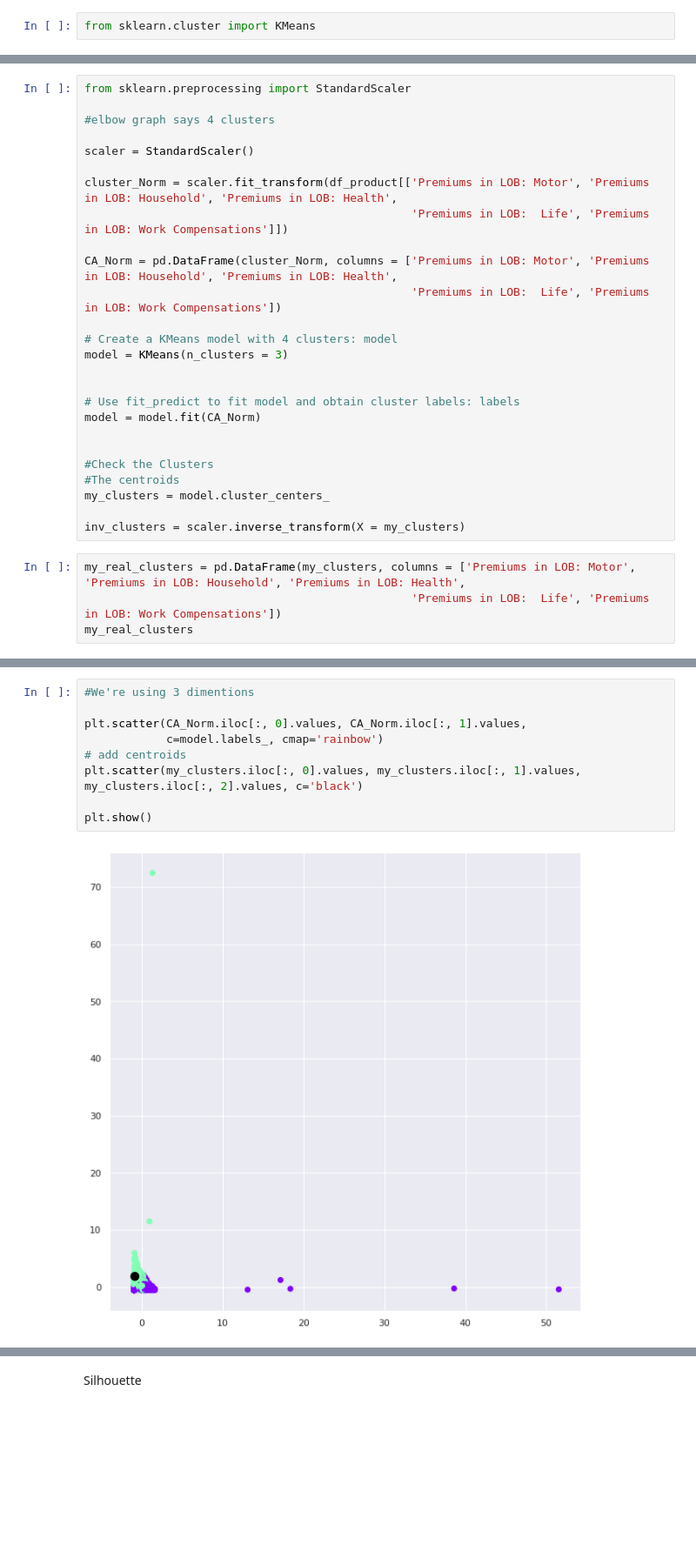
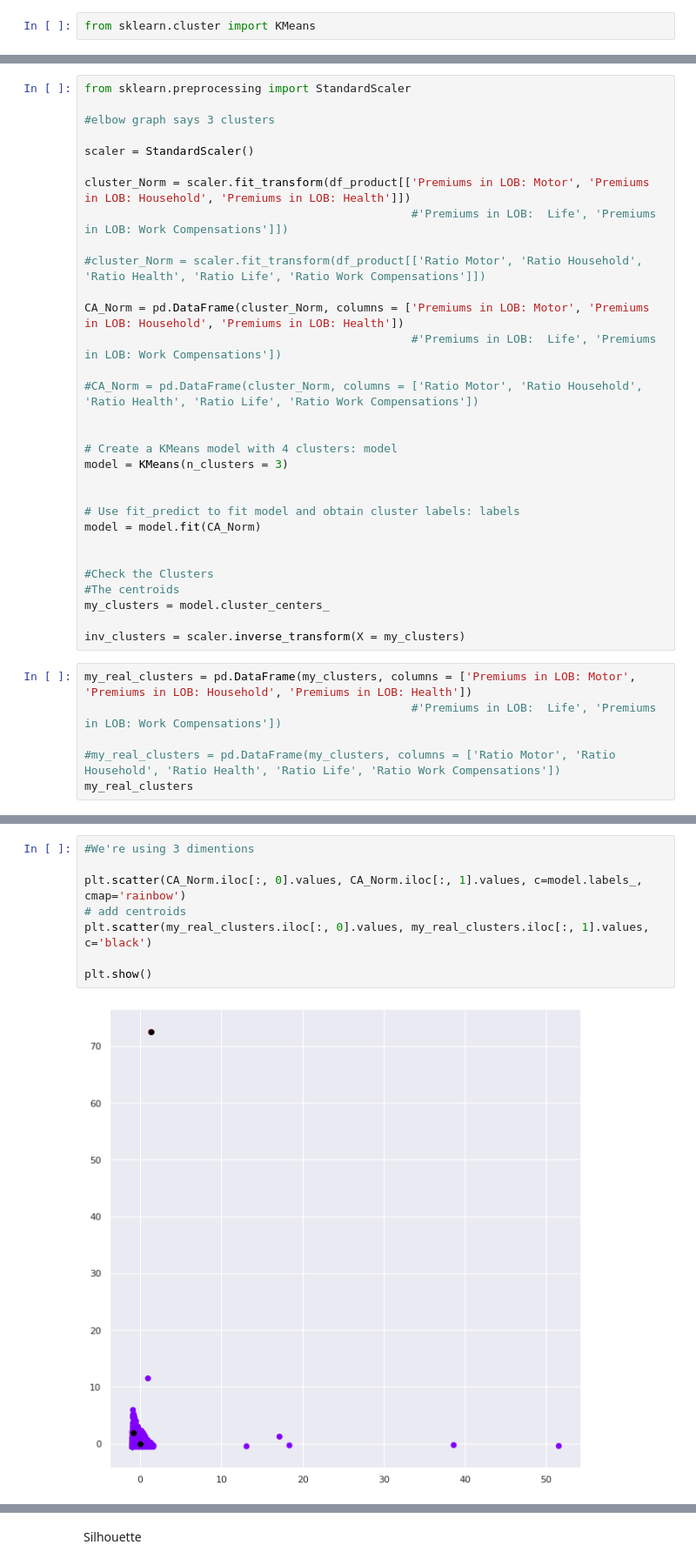
Before and after one commit to CatPalha/DataMiningProject, a Jupyter notebook: Structured version.ipynb, the cells around one changed output, grey strips where cells are left out. Shown at 87% size. Drawn from its saved outputs; the diff is of its cells as text; blank space fills up the shorter version.

```diff
--- a/Structured version.ipynb
+++ b/Structured version.ipynb
@@ -1030,15 +1030,20 @@ plt.show()
 # %%
 from sklearn.preprocessing import StandardScaler
 
-#elbow graph says 4 clusters
+#elbow graph says 3 clusters
 
 scaler = StandardScaler()
 
-cluster_Norm = scaler.fit_transform(df_product[['Premiums in LOB: Motor', 'Premiums in LOB: Household', 'Premiums in LOB: Health',
-                                                'Premiums in LOB:  Life', 'Premiums in LOB: Work Compensations']])
+cluster_Norm = scaler.fit_transform(df_product[['Premiums in LOB: Motor', 'Premiums in LOB: Household', 'Premiums in LOB: Health']])
+                                                #'Premiums in LOB:  Life', 'Premiums in LOB: Work Compensations']])
 
-CA_Norm = pd.DataFrame(cluster_Norm, columns = ['Premiums in LOB: Motor', 'Premiums in LOB: Household', 'Premiums in LOB: Health',
-                                                'Premiums in LOB:  Life', 'Premiums in LOB: Work Compensations'])
+#cluster_Norm = scaler.fit_transform(df_product[['Ratio Motor', 'Ratio Household', 'Ratio Health', 'Ratio Life', 'Ratio Work Compensations']])
+
+CA_Norm = pd.DataFrame(cluster_Norm, columns = ['Premiums in LOB: Motor', 'Premiums in LOB: Household', 'Premiums in LOB: Health'])
+                                                #'Premiums in LOB:  Life', 'Premiums in LOB: Work Compensations'])
+
+#CA_Norm = pd.DataFrame(cluster_Norm, columns = ['Ratio Motor', 'Ratio Household', 'Ratio Health', 'Ratio Life', 'Ratio Work Compensations'])
+
 
 # Create a KMeans model with 4 clusters: model
 model = KMeans(n_clusters = 3)
@@ -1054,7 +1059,9 @@ my_clusters = model.cluster_centers_
 
 inv_clusters = scaler.inverse_transform(X = my_clusters)
 # %%
-my_real_clusters = pd.DataFrame(my_clusters, columns = ['Premiums in LOB: Motor', 'Premiums in LOB: Household', 'Premiums in LOB: Health',
-                                                'Premiums in LOB:  Life', 'Premiums in LOB: Work Compensations'])
+my_real_clusters = pd.DataFrame(my_clusters, columns = ['Premiums in LOB: Motor', 'Premiums in LOB: Household', 'Premiums in LOB: Health'])
+                                                #'Premiums in LOB:  Life', 'Premiums in LOB: Work Compensations'])
+
+#my_real_clusters = pd.DataFrame(my_clusters, columns = ['Ratio Motor', 'Ratio Household', 'Ratio Health', 'Ratio Life', 'Ratio Work Compensations'])
 my_real_clusters
 # %% [output]
@@ -1082,14 +1092,13 @@ my_clusters
 # %%
 #We're using 3 dimentions
 
-plt.scatter(CA_Norm.iloc[:, 0].values, CA_Norm.iloc[:, 1].values,
-            c=model.labels_, cmap='rainbow')
+plt.scatter(CA_Norm.iloc[:, 0].values, CA_Norm.iloc[:, 1].values, c=model.labels_, cmap='rainbow')
 # add centroids
-plt.scatter(my_clusters.iloc[:, 0].values, my_clusters.iloc[:, 1].values, my_clusters.iloc[:, 2].values, c='black')
+plt.scatter(my_real_clusters.iloc[:, 0].values, my_real_clusters.iloc[:, 1].values, c='black')
 
 plt.show()
 # %% [output]
-[figure, old version]
+[figure, new version]
 # %%
 from mpl_toolkits.mplot3d import Axes3D
 
```
Also changed, not shown: parts of 5 cells of this notebook.
